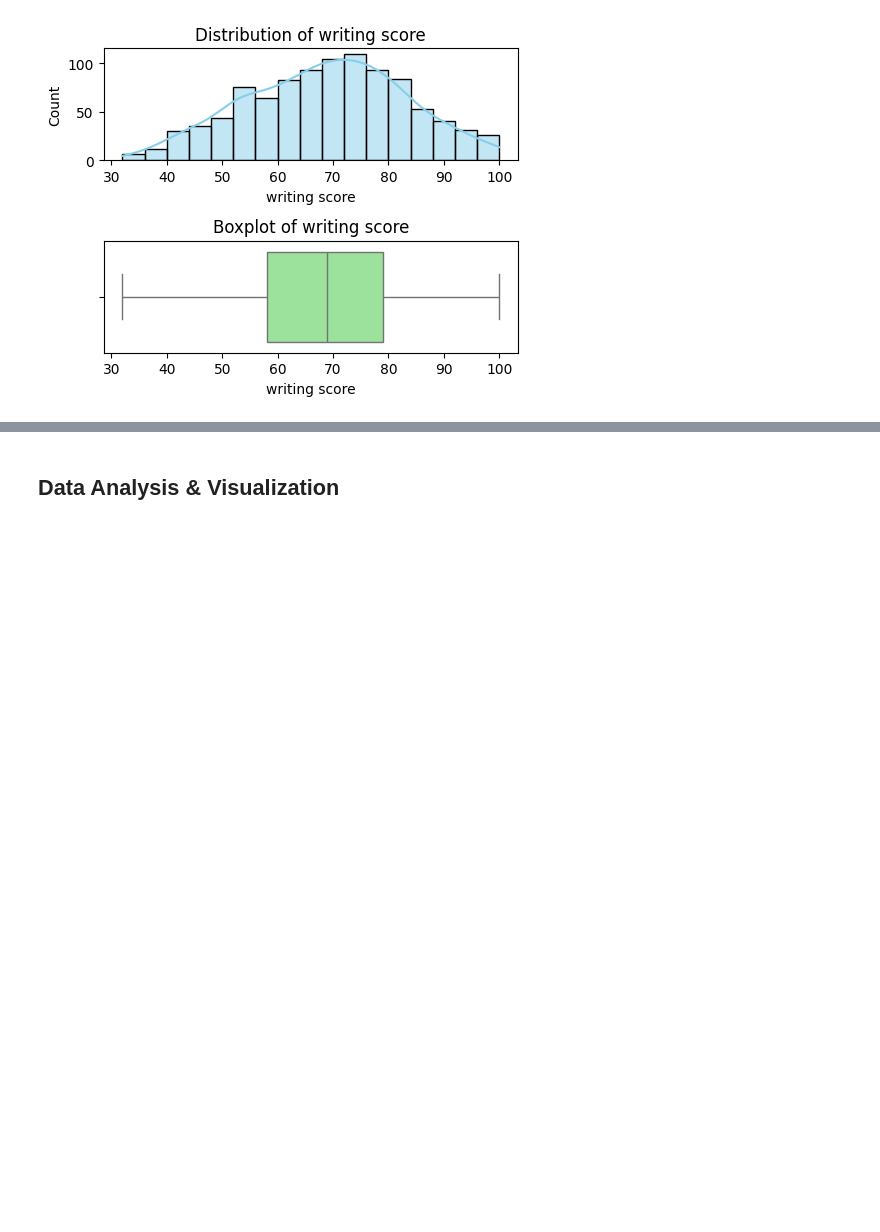
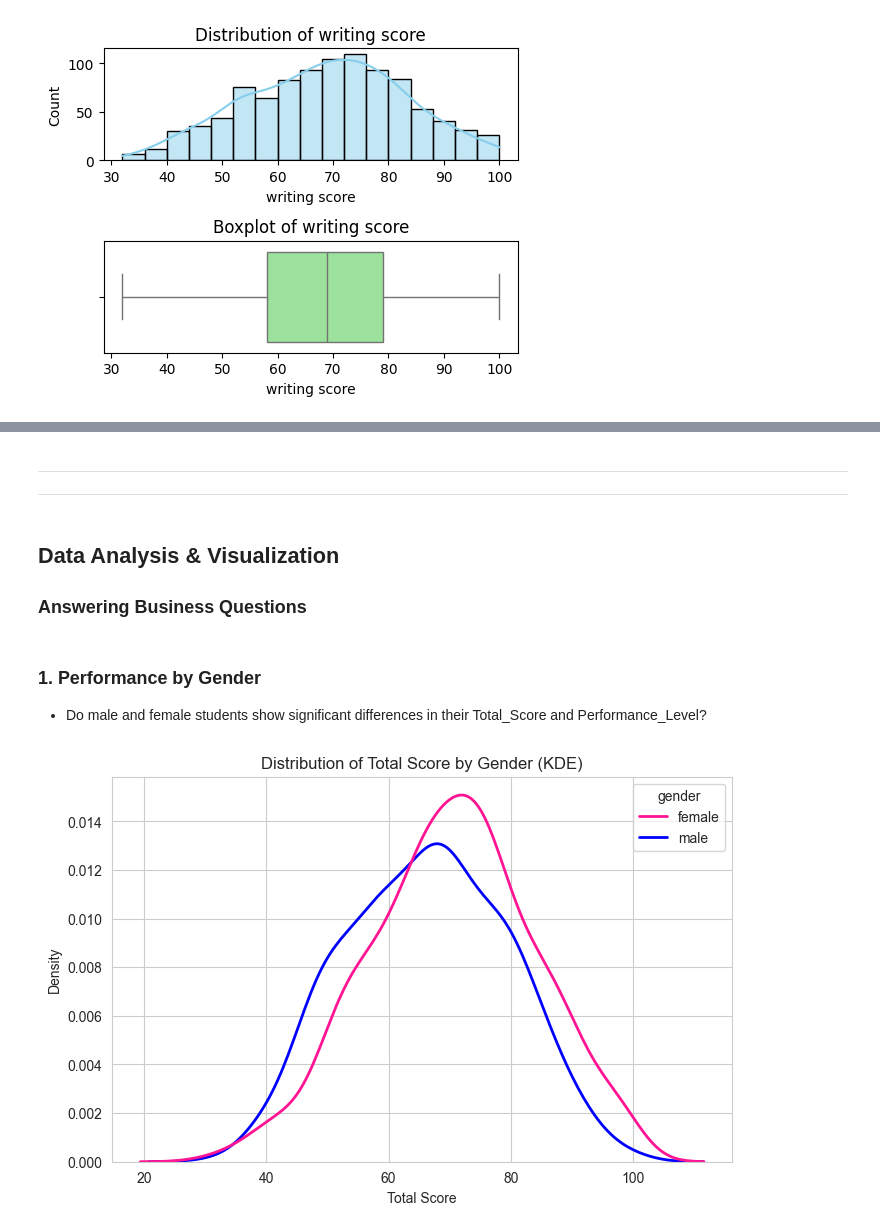
Before and after one commit to kareemtaha3/students_performance_analysis, a Jupyter notebook: notebooks/SPA_V2.ipynb, the cells around one changed output, grey strips where cells are left out. Saved outputs shown, nothing was run; the diff lists cells and outputs as text; code cells hidden in the pictures; blank space fills up the shorter version.

```diff
--- a/notebooks/SPA_V2.ipynb
+++ b/notebooks/SPA_V2.ipynb
@@ -195,0 +276,6 @@ df.to_csv("../Data/processed/StudentsPerformance_Cleaned_V2.csv")
+# %%
+df["Performance_Level"] = pd.cut(
+    df["Total_Score"],
+    bins=[0, 50, 70, 100],
+    labels=["Poor", "Average", "Excellent"]
+)
@@ -196,2 +297,21 @@ df.to_csv("../Data/processed/StudentsPerformance_Cleaned_V2.csv")
+# %% [markdown]
+---
+---
 # %% [markdown]
 ## Data Analysis & Visualization
+### **Answering Business Questions**
+# %% [markdown]
+### 1. **Performance by Gender**
+   - Do male and female students show significant differences in their Total_Score and Performance_Level?
+# %%
+plt.figure(figsize=(8,5))
+
+sns.kdeplot(data=df, x="Total_Score", hue="gender",
+            palette={"female":"deeppink", "male":"blue"}, fill=False, linewidth=2)
+
+plt.title("Distribution of Total Score by Gender (KDE)")
+plt.xlabel("Total Score")
+plt.ylabel("Density")
+plt.show()
+# %% [output]
+[figure, added]
```
Also changed, not shown: parts of 43 cells of this notebook.
